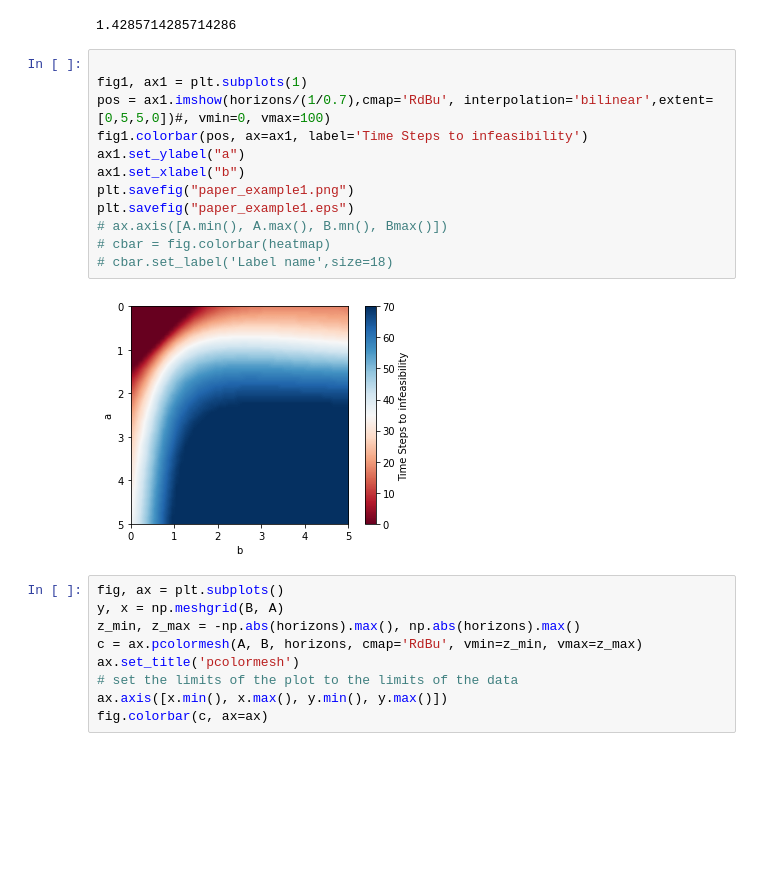
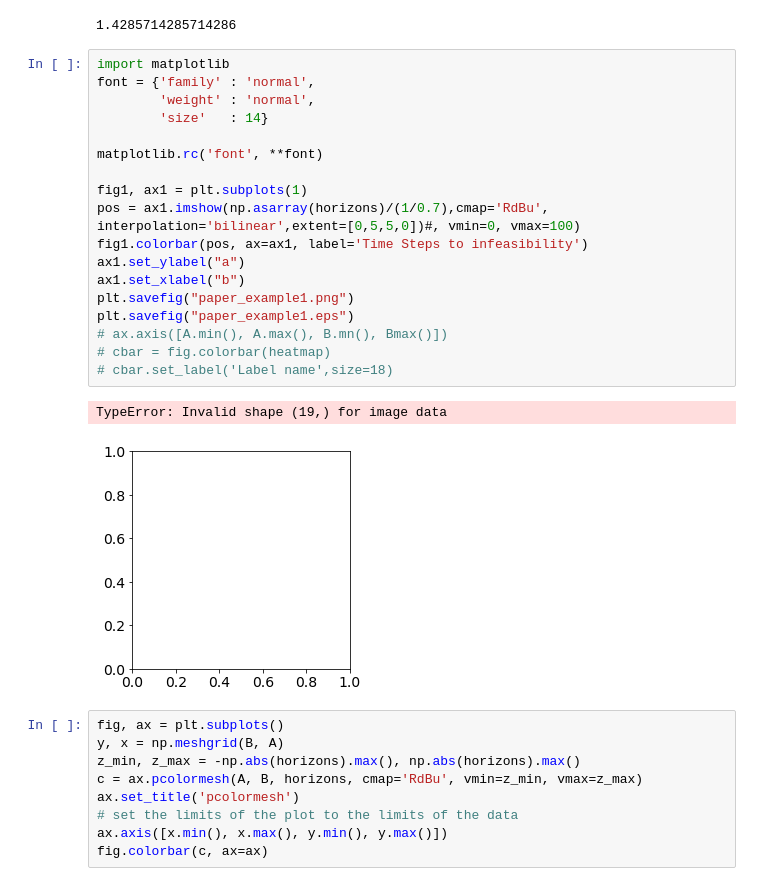
Before and after one commit to hardikparwana/Safe-Learning-DASC, a Jupyter notebook: Untitled Folder/Multiple Constraints Car Example main.ipynb, the cells around one changed output. Cells and saved outputs as stored; diff of their text form; blank space fills up the shorter version.

Commit message:
paper figures version

```diff
--- a/Untitled Folder/Multiple Constraints.ipynb
+++ b/Untitled Folder/Multiple Constraints Car Example main.ipynb
@@ -409,19 +409,26 @@ DONE
 # %% [output]
 1.4285714285714286
 # %%
+import matplotlib
+font = {'family' : 'normal',
+        'weight' : 'normal',
+        'size'   : 14}
+
+matplotlib.rc('font', **font)
 
 fig1, ax1 = plt.subplots(1)
-pos = ax1.imshow(horizons/(1/0.7),cmap='RdBu', interpolation='bilinear',extent=[0,5,5,0])#, vmin=0, vmax=100)
+pos = ax1.imshow(np.asarray(horizons)/(1/0.7),cmap='RdBu', interpolation='bilinear',extent=[0,5,5,0])#, vmin=0, vmax=100)
 fig1.colorbar(pos, ax=ax1, label='Time Steps to infeasibility')
 ax1.set_ylabel("a")
 ax1.set_xlabel("b")
 plt.savefig("paper_example1.png")
 plt.savefig("paper_example1.eps")
 # ax.axis([A.min(), A.max(), B.mn(), Bmax()])
 # cbar = fig.colorbar(heatmap)
 # cbar.set_label('Label name',size=18)
 # %% [output]
+TypeError: Invalid shape (19,) for image data
-[figure, old version]
+[figure, new version]
 # %%
 fig, ax = plt.subplots()
 y, x = np.meshgrid(B, A)
```
Also changed, not shown: parts of 4 cells of this notebook, 36 other files.
